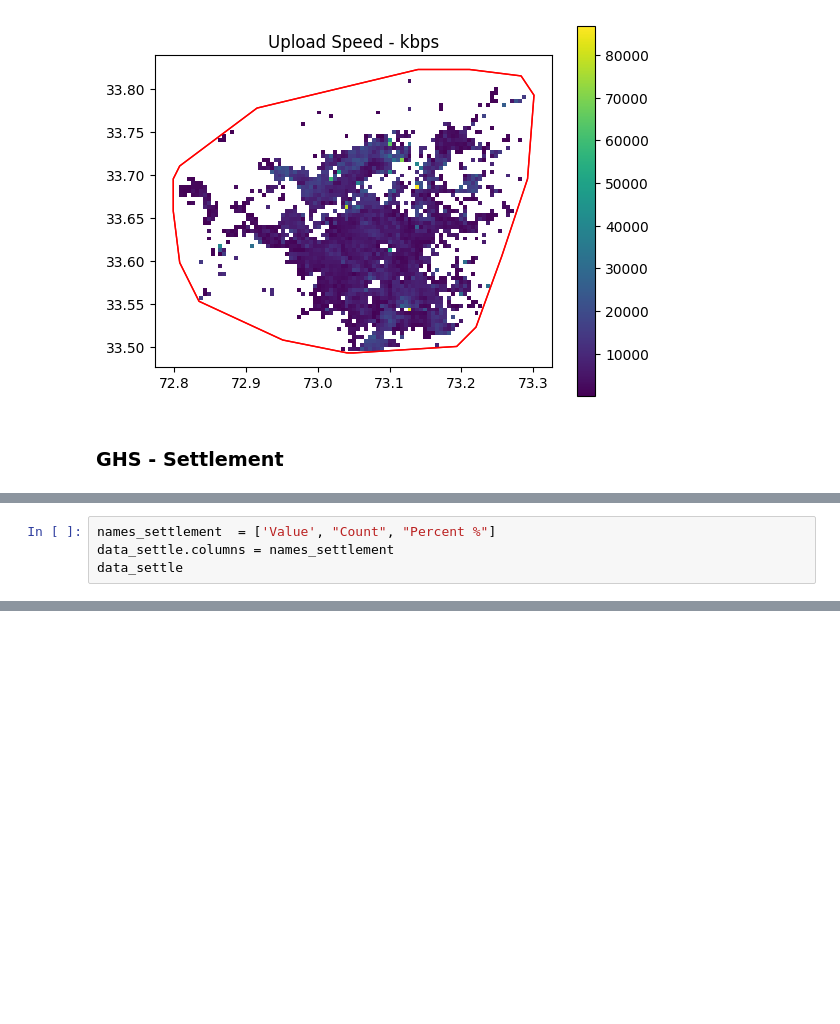
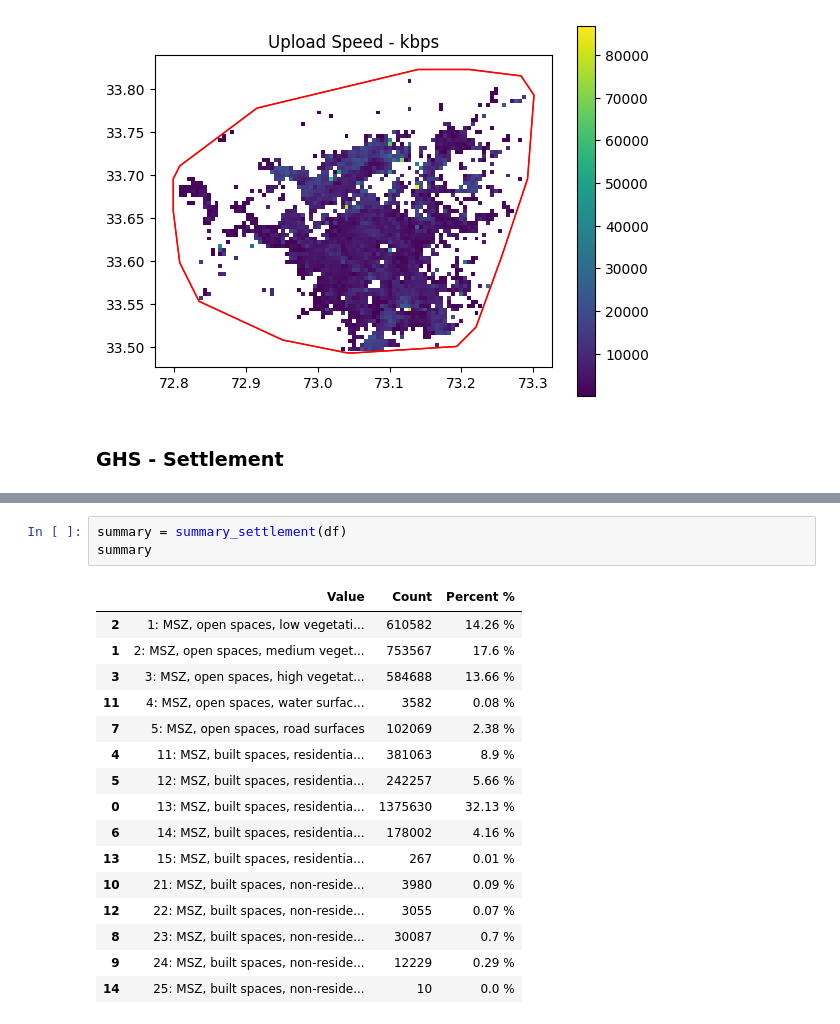
Before and after one commit to TJhon/python-raster-crop, a Jupyter notebook: tutorials/reference.ipynb, the cells around one changed output, grey strips where cells are left out. Cells and saved outputs as stored; diff of their text form; blank space fills up the shorter version.

```diff
--- a/tutorials/reference.ipynb
+++ b/tutorials/reference.ipynb
@@ -1091,4 +1044,0 @@ Without NAs: 568760
-# %%
-names_settlement  = ['Value', "Count", "Percent %"]
-data_settle.columns = names_settlement
-data_settle
@@ -1263,0 +1222,20 @@ with rasterio.open(tiff_sample) as raster:
+# %%
+summary = summary_settlement(df)
+summary
+# %% [output]
+|  | Value | Count | Percent % |
+| 2 | 1: MSZ, open spaces, low vegetati... | 610582 | 14.26 % |
+| 1 | 2: MSZ, open spaces, medium veget... | 753567 | 17.6 % |
+| 3 | 3: MSZ, open spaces, high vegetat... | 584688 | 13.66 % |
+| 11 | 4: MSZ, open spaces, water surfac... | 3582 | 0.08 % |
+| 7 | 5: MSZ, open spaces, road surfaces | 102069 | 2.38 % |
+| 4 | 11: MSZ, built spaces, residentia... | 381063 | 8.9 % |
+| 5 | 12: MSZ, built spaces, residentia... | 242257 | 5.66 % |
+| 0 | 13: MSZ, built spaces, residentia... | 1375630 | 32.13 % |
+| 6 | 14: MSZ, built spaces, residentia... | 178002 | 4.16 % |
+| 13 | 15: MSZ, built spaces, residentia... | 267 | 0.01 % |
+| 10 | 21: MSZ, built spaces, non-reside... | 3980 | 0.09 % |
+| 12 | 22: MSZ, built spaces, non-reside... | 3055 | 0.07 % |
+| 8 | 23: MSZ, built spaces, non-reside... | 30087 | 0.7 % |
+| 9 | 24: MSZ, built spaces, non-reside... | 12229 | 0.29 % |
+| 14 | 25: MSZ, built spaces, non-reside... | 10 | 0.0 % |
```
Also changed, not shown: parts of 18 cells of this notebook, 4 other files.
